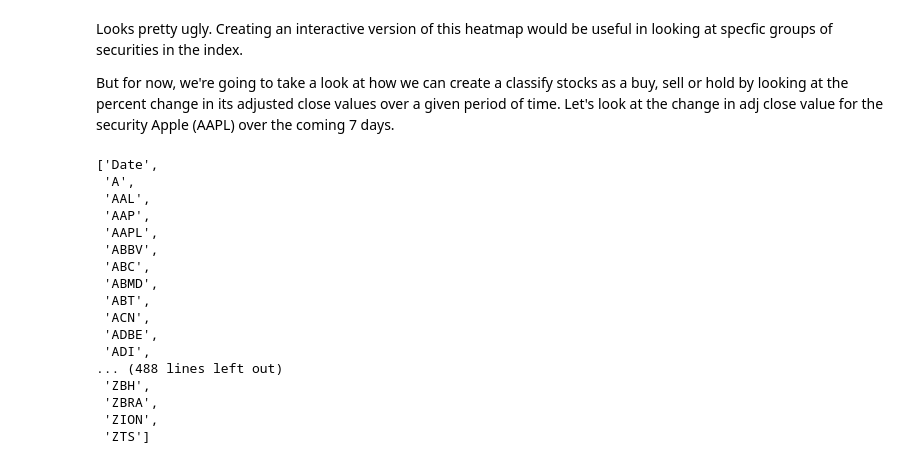
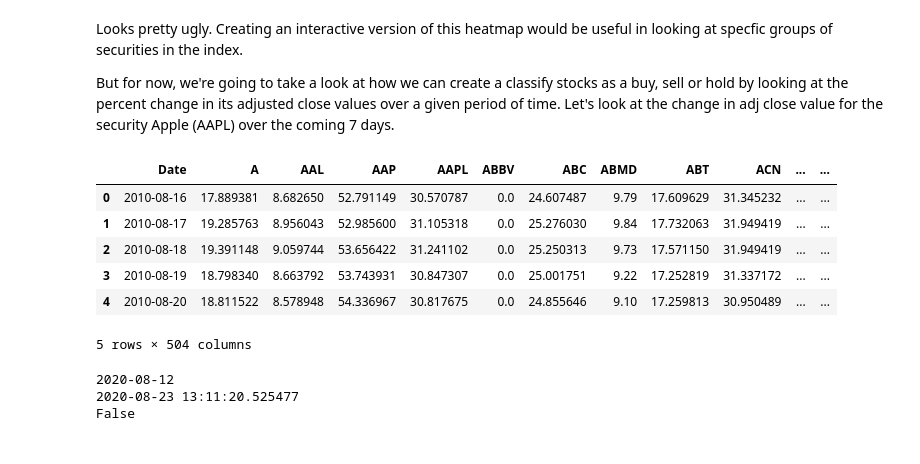
Before and after one commit to yepterence/Stock-Analysis, a Jupyter notebook: Stock-data-exploration.ipynb, the cells around one changed output. Drawn from its saved outputs; the diff is of its cells as text; code cells hidden in the pictures.

```diff
--- a/Stock-data-exploration.ipynb
+++ b/Stock-data-exploration.ipynb
@@ -214,28 +214,19 @@ Looks pretty ugly. Creating an interactive version of this heatmap would be usef
 
 But for now, we're going to take a look at how we can create a classify stocks as a buy, sell or hold by looking at the percent change in its adjusted close values over a given period of time. Let's look at the change in adj close value for the security Apple (AAPL) over the coming 7 days.
 # %%
-data_ = sp500_df.fillna(0, inplace=True)
-data_ = sp500_df.columns.values.tolist()
+data_ = sp500_df.fillna(0)
+# data_.head(10)
+# data_ = sp500_df.columns.values.tolist()
 # data_['{}_{}d'.format('AAPL',1)]= (data_['AAPL'].shift(-1)-data_['AAPL'])/data_['AAPL']
-data_
+data_.head()
 
 # AAPL_pc_change_df = helper.price_delta_label_classifier(sp500_df,'AAPL',7)
 # AAPL_pc_change_df.head()
 # %% [output]
+|  | Date | A | AAL | AAP | AAPL | ABBV | ABC | ABMD | ABT | ACN | ... | ... |
+| 0 | 2010-08-16 | 17.889381 | 8.682650 | 52.791149 | 30.570787 | 0.0 | 24.607487 | 9.79 | 17.609629 | 31.345232 | ... | ... |
+| 1 | 2010-08-17 | 19.285763 | 8.956043 | 52.985600 | 31.105318 | 0.0 | 25.276030 | 9.84 | 17.732063 | 31.949419 | ... | ... |
+| 2 | 2010-08-18 | 19.391148 | 9.059744 | 53.656422 | 31.241102 | 0.0 | 25.250313 | 9.73 | 17.571150 | 31.949419 | ... | ... |
+| 3 | 2010-08-19 | 18.798340 | 8.663792 | 53.743931 | 30.847307 | 0.0 | 25.001751 | 9.22 | 17.252819 | 31.337172 | ... | ... |
+| 4 | 2010-08-20 | 18.811522 | 8.578948 | 54.336967 | 30.817675 | 0.0 | 24.855646 | 9.10 | 17.259813 | 30.950489 | ... | ... |
-['Date',
- 'A',
- 'AAL',
- 'AAP',
- 'AAPL',
- 'ABBV',
- 'ABC',
- 'ABMD',
- 'ABT',
- 'ACN',
- 'ADBE',
- 'ADI',
-... (488 lines left out)
- 'ZBH',
- 'ZBRA',
- 'ZION',
- 'ZTS']
+5 rows × 504 columns
@@ -241,0 +236,10 @@ data_
+# %%
+AAPL_hist_data = pd.read_csv('AAPL.csv')
+current_version = AAPL_hist_data['Date'].iloc[-1]
+Now = dt.datetime.now()
+if current_version != Now:
+    helper.
+# %% [output]
+2020-08-12
+2020-08-23 13:11:20.525477
+False
```
Also changed, not shown: parts of 4 cells of this notebook, 1 other file.
